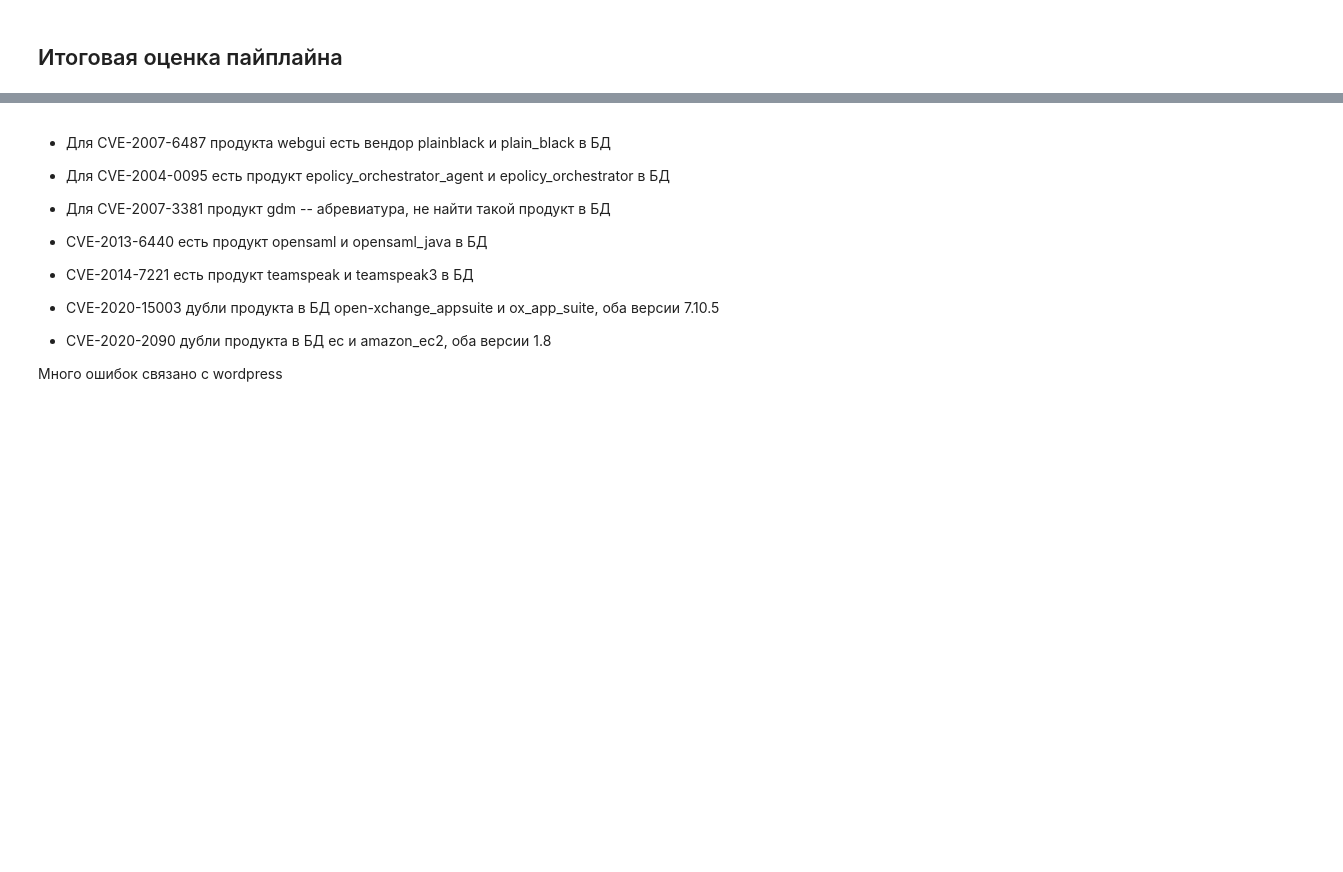
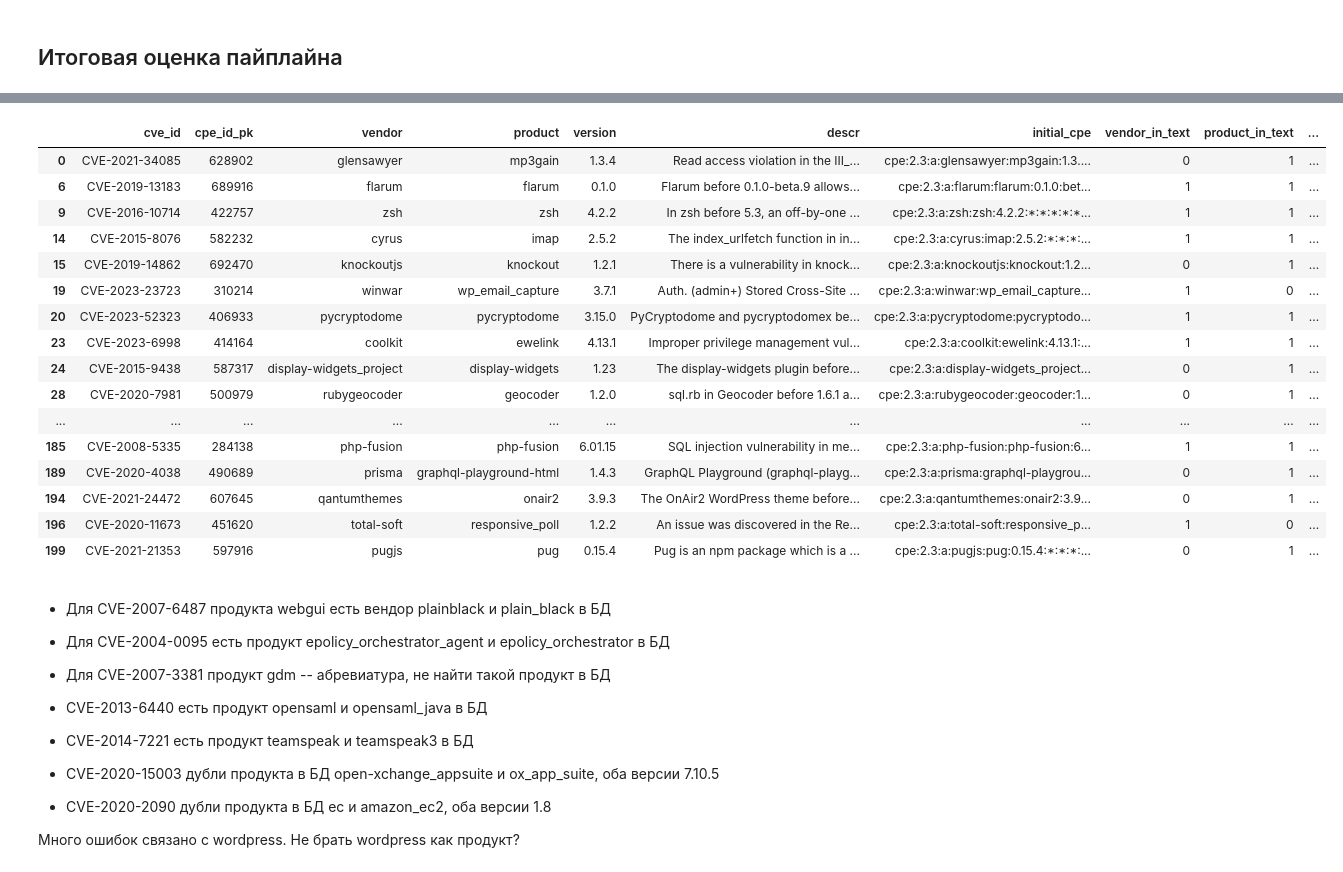
Before and after one commit to levshun/vulns_scanner, a Jupyter notebook: mikhail_code/notebooks/search_and_generate_cpe_using_ner.ipynb, the cells around one changed output, grey strips where cells are left out. Drawn from its saved outputs; the diff is of its cells as text; code cells hidden in the pictures; blank space fills up the shorter version.

```diff
--- a/mikhail_code/notebooks/search_and_generate_cpe_using_ner.ipynb
+++ b/mikhail_code/notebooks/search_and_generate_cpe_using_ner.ipynb
@@ -666,3 +740,25 @@ df_test[(df_test['matched_db_vendor'] == df_test['vendor']) &
+# %%
+df_test[(df_test.apply(lambda x: x['vendor'] in x['matched_db_vendor_adv'], axis=1)) &
+        (df_test.apply(lambda x: x['product'] in x['matched_db_product_adv'], axis=1)) &
+        (df_test.true_version_in_predicted == 1)]
+# %% [output]
+|  | cve_id | cpe_id_pk | vendor | product | version | descr | initial_cpe | vendor_in_text | product_in_text | ... |
+| 0 | CVE-2021-34085 | 628902 | glensawyer | mp3gain | 1.3.4 | Read access violation in the III_... | cpe:2.3:a:glensawyer:mp3gain:1.3.... | 0 | 1 | ... |
+| 6 | CVE-2019-13183 | 689916 | flarum | flarum | 0.1.0 | Flarum before 0.1.0-beta.9 allows... | cpe:2.3:a:flarum:flarum:0.1.0:bet... | 1 | 1 | ... |
+| 9 | CVE-2016-10714 | 422757 | zsh | zsh | 4.2.2 | In zsh before 5.3, an off-by-one ... | cpe:2.3:a:zsh:zsh:4.2.2:*:*:*:*:*... | 1 | 1 | ... |
+| 14 | CVE-2015-8076 | 582232 | cyrus | imap | 2.5.2 | The index_urlfetch function in in... | cpe:2.3:a:cyrus:imap:2.5.2:*:*:*:... | 1 | 1 | ... |
+| 15 | CVE-2019-14862 | 692470 | knockoutjs | knockout | 1.2.1 | There is a vulnerability in knock... | cpe:2.3:a:knockoutjs:knockout:1.2... | 0 | 1 | ... |
+| 19 | CVE-2023-23723 | 310214 | winwar | wp_email_capture | 3.7.1 | Auth. (admin+) Stored Cross-Site ... | cpe:2.3:a:winwar:wp_email_capture... | 1 | 0 | ... |
+| 20 | CVE-2023-52323 | 406933 | pycryptodome | pycryptodome | 3.15.0 | PyCryptodome and pycryptodomex be... | cpe:2.3:a:pycryptodome:pycryptodo... | 1 | 1 | ... |
+| 23 | CVE-2023-6998 | 414164 | coolkit | ewelink | 4.13.1 | Improper privilege management vul... | cpe:2.3:a:coolkit:ewelink:4.13.1:... | 1 | 1 | ... |
+| 24 | CVE-2015-9438 | 587317 | display-widgets_project | display-widgets | 1.23 | The display-widgets plugin before... | cpe:2.3:a:display-widgets_project... | 0 | 1 | ... |
+| 28 | CVE-2020-7981 | 500979 | rubygeocoder | geocoder | 1.2.0 | sql.rb in Geocoder before 1.6.1 a... | cpe:2.3:a:rubygeocoder:geocoder:1... | 0 | 1 | ... |
+| ... | ... | ... | ... | ... | ... | ... | ... | ... | ... | ... |
+| 185 | CVE-2008-5335 | 284138 | php-fusion | php-fusion | 6.01.15 | SQL injection vulnerability in me... | cpe:2.3:a:php-fusion:php-fusion:6... | 1 | 1 | ... |
+| 189 | CVE-2020-4038 | 490689 | prisma | graphql-playground-html | 1.4.3 | GraphQL Playground (graphql-playg... | cpe:2.3:a:prisma:graphql-playgrou... | 0 | 1 | ... |
+| 194 | CVE-2021-24472 | 607645 | qantumthemes | onair2 | 3.9.3 | The OnAir2 WordPress theme before... | cpe:2.3:a:qantumthemes:onair2:3.9... | 0 | 1 | ... |
+| 196 | CVE-2020-11673 | 451620 | total-soft | responsive_poll | 1.2.2 | An issue was discovered in the Re... | cpe:2.3:a:total-soft:responsive_p... | 1 | 0 | ... |
+| 199 | CVE-2021-21353 | 597916 | pugjs | pug | 0.15.4 | Pug is an npm package which is a ... | cpe:2.3:a:pugjs:pug:0.15.4:*:*:*:... | 0 | 1 | ... |
 # %% [markdown]
 * Для CVE-2007-6487 продукта webgui есть вендор plainblack и plain_black в БД
 
@@ -678,4 +774,4 @@ df_test[(df_test['matched_db_vendor'] == df_test['vendor']) &
 
 * CVE-2020-2090 дубли продукта в БД ec и amazon_ec2, оба версии 1.8
 
-Много ошибок связано с wordpress
+Много ошибок связано с wordpress. Не брать wordpress как продукт?
```
Also changed, not shown: parts of 22 cells of this notebook, 2 other files.
